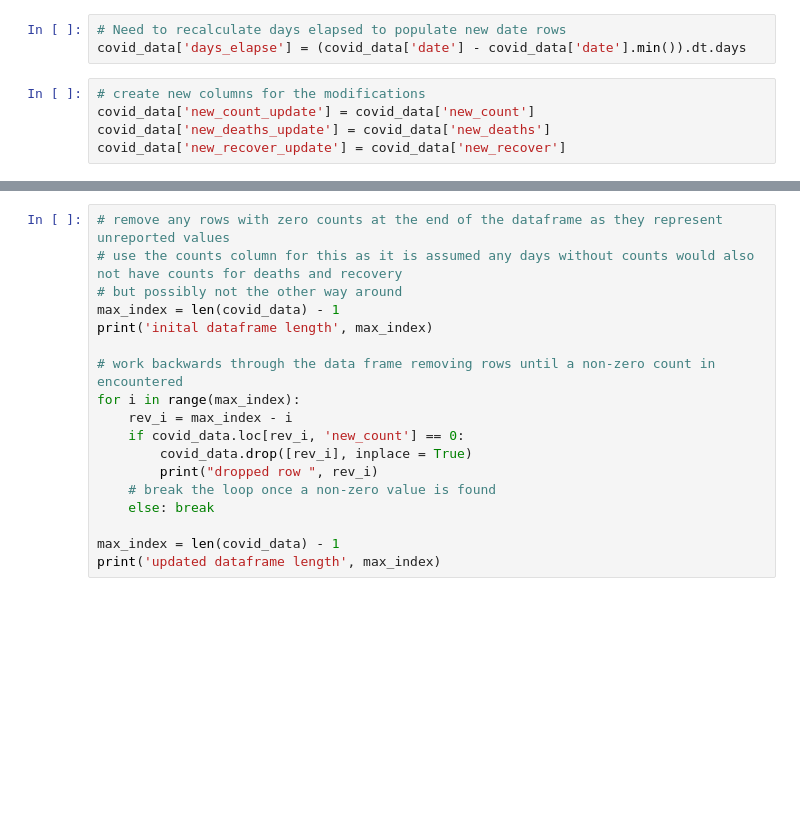
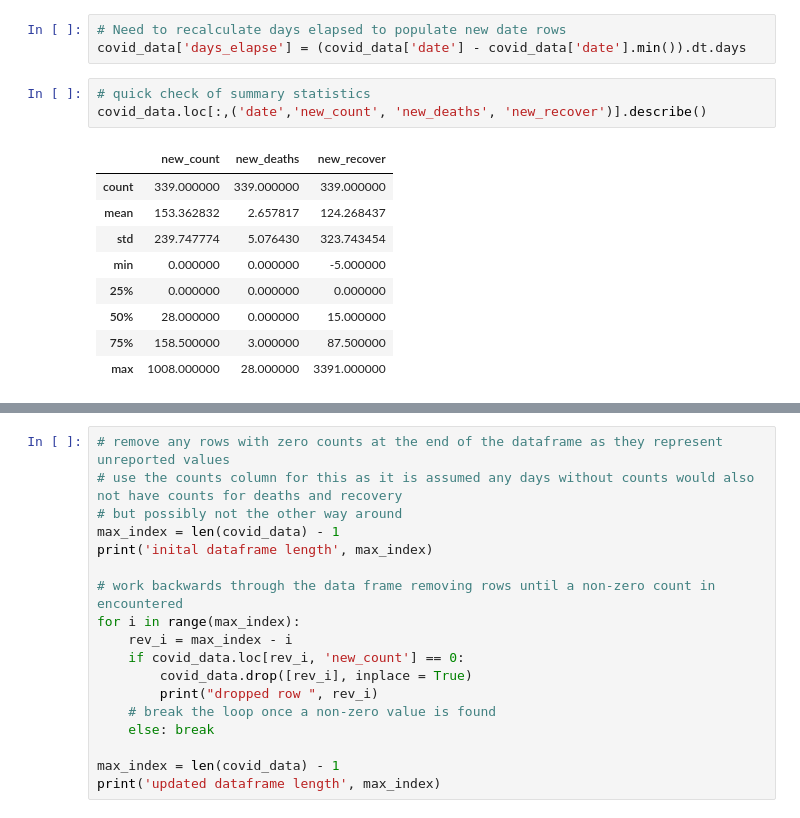
Before and after one commit to WraySmith/COVID_learning, a Jupyter notebook: covid_explore.ipynb, the cells around one changed output, grey strips where cells are left out. Drawn from its saved outputs; the diff is of its cells as text; blank space fills up the shorter version.

```diff
--- a/covid_explore.ipynb
+++ b/covid_explore.ipynb
@@ -210,8 +210,16 @@ covid_data.rename(columns={'index':'date'}, inplace = True)
 # %%
 # Need to recalculate days elapsed to populate new date rows
 covid_data['days_elapse'] = (covid_data['date'] - covid_data['date'].min()).dt.days
-# %%
-# create new columns for the modifications
-covid_data['new_count_update'] = covid_data['new_count']
-covid_data['new_deaths_update'] = covid_data['new_deaths']
-covid_data['new_recover_update'] = covid_data['new_recover']
+# %%
+# quick check of summary statistics
+covid_data.loc[:,('date','new_count', 'new_deaths', 'new_recover')].describe()
+# %% [output]
+|  | new_count | new_deaths | new_recover |
+| count | 339.000000 | 339.000000 | 339.000000 |
+| mean | 153.362832 | 2.657817 | 124.268437 |
+| std | 239.747774 | 5.076430 | 323.743454 |
+| min | 0.000000 | 0.000000 | -5.000000 |
+| 25% | 0.000000 | 0.000000 | 0.000000 |
+| 50% | 28.000000 | 0.000000 | 15.000000 |
+| 75% | 158.500000 | 3.000000 | 87.500000 |
+| max | 1008.000000 | 28.000000 | 3391.000000 |
```
Also changed, not shown: parts of 10 cells of this notebook, 3 other files.
